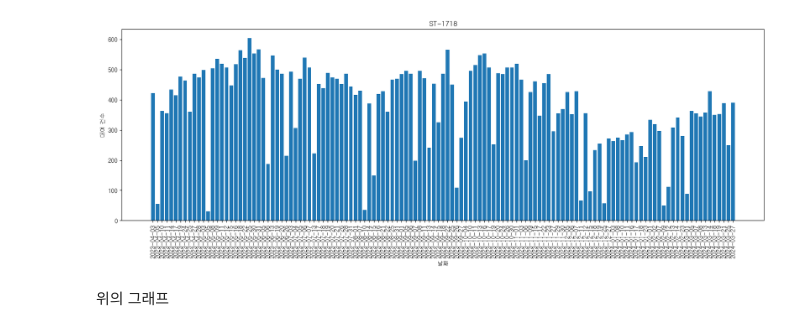
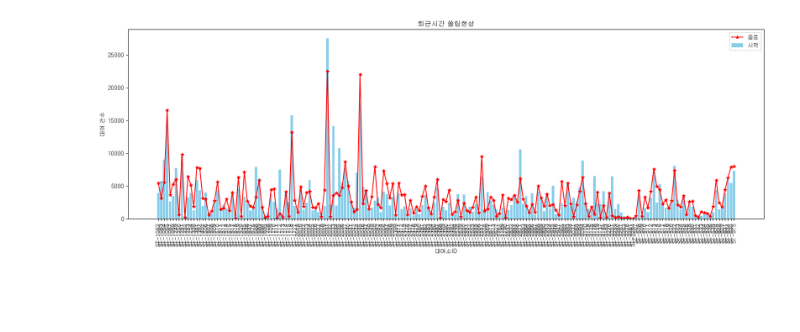
Before and after one commit to minseokpark6/SemiProject_Group3, a Jupyter notebook: Code/kimseongwon/결과물/대여소별_시간대_이용량_최종(퇴근시간).ipynb, the cells around one changed output. Cells and saved outputs as stored; diff of their text form; code cells hidden in the pictures; blank space fills up the shorter version.

```diff
--- a/Code/kimseongwon/결과물/대여소별_시간대_이용량_최종(퇴근시간).ipynb
+++ b/Code/kimseongwon/결과물/대여소별_시간대_이용량_최종(퇴근시간).ipynb
@@ -45,0 +49,3 @@ print(강서_데이터)
+# %%
+강서_데이터_출근 = 강서_데이터[(강서_데이터['기준_시간대'] >= 600) & (강서_데이터['기준_시간대'] <= 1000)]
+강서_데이터_퇴근 = 강서_데이터[(강서_데이터['기준_시간대'] >= 1700) & (강서_데이터['기준_시간대'] <= 2100)]
@@ -46,7 +74,7 @@ print(강서_데이터)
 # %%
-condition = 강서_데이터['시작_대여소_ID'] == 'ST-1718'
+# condition = 강서_데이터_출근['시작_대여소_ID'] == 'ST-2033'
 
-a = 강서_데이터[condition].groupby('기준_날짜')['전체_건수'].sum()
+a = 강서_데이터_퇴근.groupby('시작_대여소_ID')['전체_건수'].sum()
 
 print(a)
 # %% [output]
@@ -65,0 +94,6 @@ Name: 전체_건수, Length: 127, dtype: int64
+# %%
+# condition2 = 강서_데이터_출근['종료_대여소_ID'] == 'ST-2033'
+
+b = 강서_데이터_퇴근.groupby('종료_대여소_ID')['전체_건수'].sum()
+
+print(b)
@@ -65,0 +161,2 @@ Name: 전체_건수, Length: 127, dtype: int64
+# %%
+b = b.drop('ST-3284')
@@ -66,16 +200,17 @@ Name: 전체_건수, Length: 127, dtype: int64
 # %%
-# ['시작_대여소_ID'] == 'ST-1718' 의 일일 대여량 >> 127일치(데이터 분할)
+# 겹쳐그리기
 fig, ax = plt.subplots(figsize = (20,6))
-ax.bar(a.index, a.values)
-plt.title('ST-1718')
-plt.xlabel('날짜')
+
+ax.bar(a.index, a.values, label = '시작', color = 'skyblue')
+ax.plot(b.index, b.values, marker='*', label = '종료', color = 'red')
+plt.title('퇴근시간 쏠림현상')
+plt.xlabel('대여소ID')
 plt.ylabel('대여 건수')
 plt.xticks(rotation=90)
+plt.legend(loc='best')
 
 # plt.xlim(0, len(a))
 
 plt.show()
 # %% [output]
-[figure, old version]
+[figure, new version]
-# %% [markdown]
-위의 그래프
```
Also changed, not shown: parts of 16 cells of this notebook, 7 other files.
